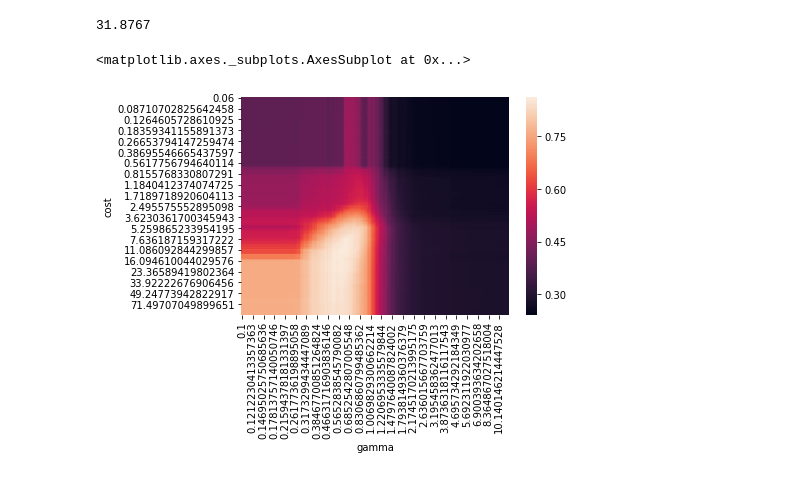
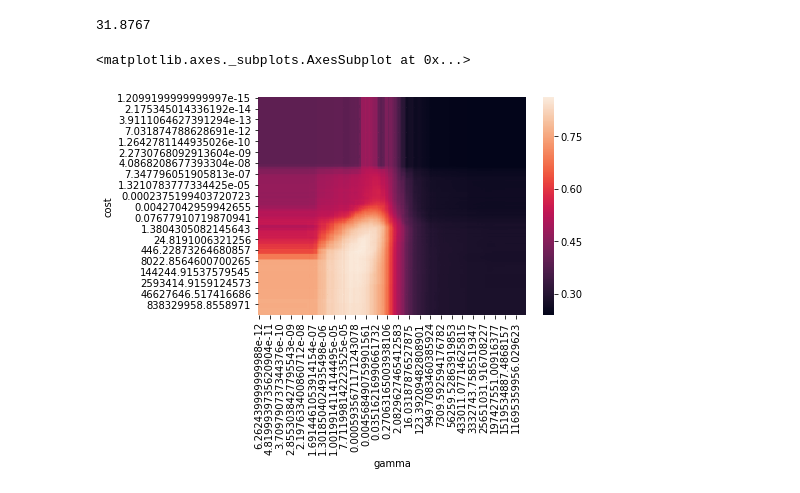
Before and after one commit to PGijsbers/symbolicdefaults, a Jupyter notebook: Surrogates.ipynb, the cells around one changed output. Cells and saved outputs as stored; diff of their text form; code cells hidden in the pictures.

```diff
--- a/Surrogates.ipynb
+++ b/Surrogates.ipynb
@@ -320,17 +332,18 @@ costs = np.geomspace(problem.data.cost.min(), problem.data.cost.max(), 200)
 gammas = np.geomspace(problem.data.gamma.min(), problem.data.gamma.max(), 200)
 configurations = list(itertools.product(costs, gammas))
 # %%
+surrogate_scores = pd.DataFrame(list(configurations), columns=['cost','gamma'])
 for task, surrogate in problem.surrogates.items():
     scores = surrogate.predict(configurations)
     surrogate_scores[task] = scores
 
 surrogate_scores["mean"] = surrogate_scores.iloc[:, 2:].mean(axis=1)
 
 surrogate_pivot = surrogate_scores.pivot("cost", "gamma", "mean")
 sns.heatmap(surrogate_pivot)
 # %% [output]
 <matplotlib.axes._subplots.AxesSubplot at 0x...>
-[figure, old version]
+[figure, new version]
 # %%
 # Zoomed in:
 costs = np.geomspace(7e2, 1e3, 200)
```
Also changed, not shown: parts of 19 cells of this notebook.
